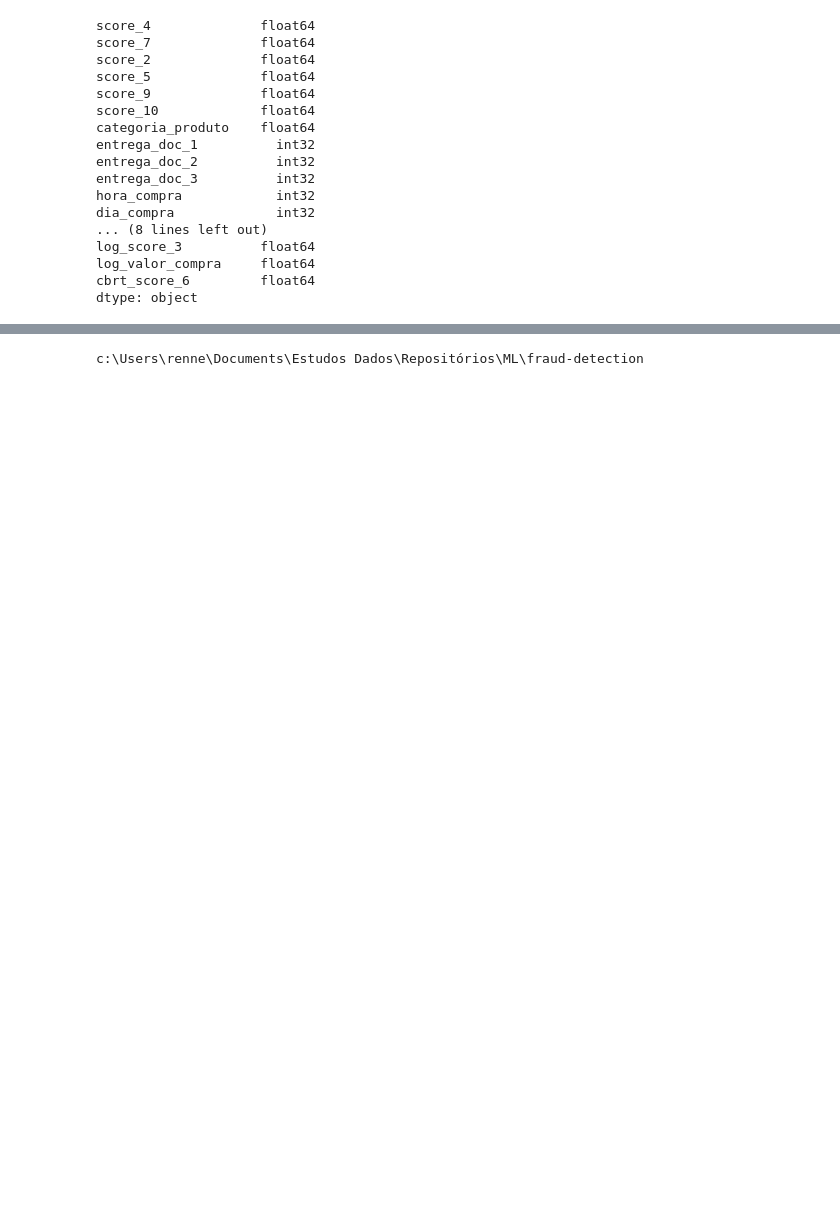
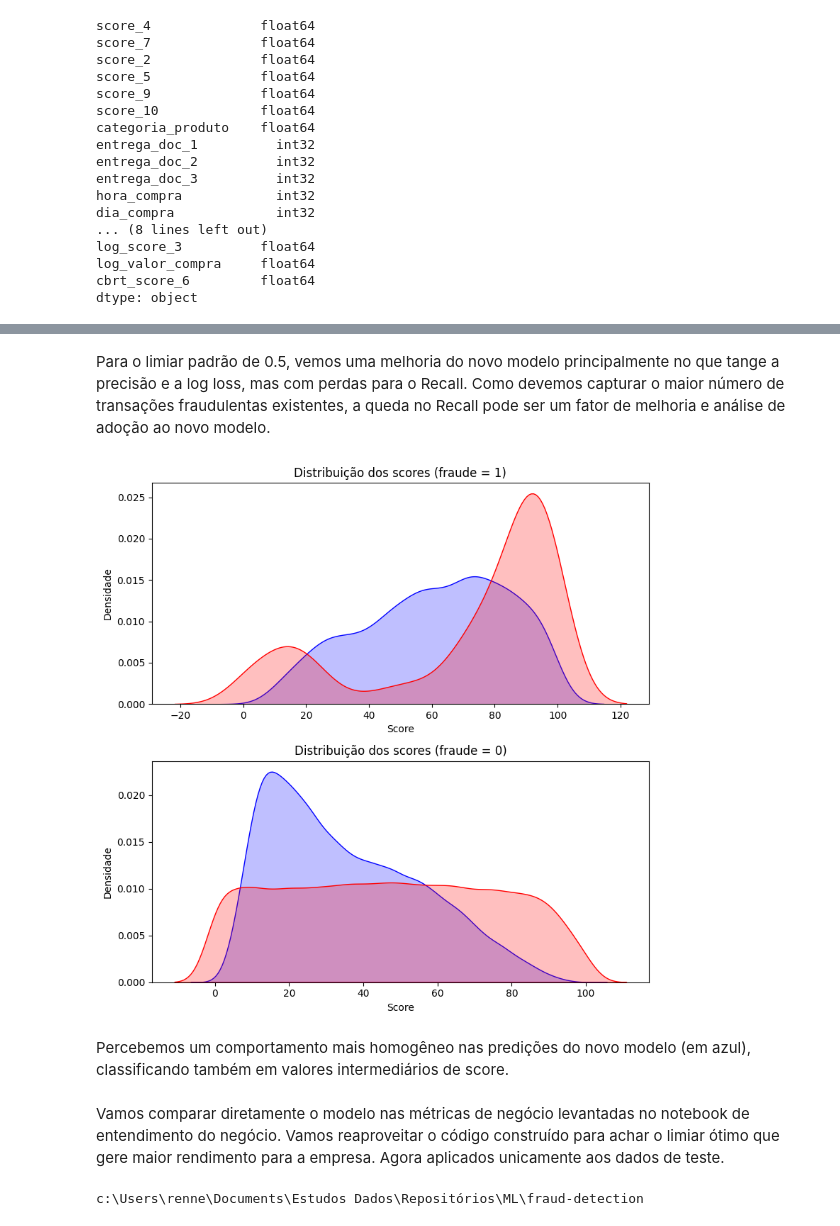
Before and after one commit to renneruan/fraud-detection, a Jupyter notebook: notebooks/3-modeling.ipynb, the cells around one changed output, grey strips where cells are left out. Saved outputs shown, nothing was run; the diff lists cells and outputs as text; code cells hidden in the pictures; blank space fills up the shorter version.

Commit message:
Correção de base metrics, otimização de dockerfile, finalização do notebook de modelo e avaliação

```diff
--- a/notebooks/3-modeling.ipynb
+++ b/notebooks/3-modeling.ipynb
@@ -350,2 +497,0 @@ AUC Score: 0.7940221951675509
-# %%
-y_pred = best_model.predict(X_test_t)
@@ -365,2 +497,0 @@ Fazer a diferença de métricas pro modelo antigo vs novo
-# %%
-y_pred = best_model.predict_proba(X_test_t)[:, 1]
@@ -385,0 +512,6 @@ X_test_new.head()
+# %%
+X_test_evaluate = X_test
+
+# Multiplicamos por 100 pois a probabilidade vem em porcentagem
+X_test_evaluate["score_new_model"] = y_pred * 100
+X_test_evaluate["fraude"] = y_test
@@ -386,3 +555,56 @@ X_test_new.head()
+# %% [markdown]
+Para o limiar padrão de 0.5, vemos uma melhoria do novo modelo principalmente no que tange a precisão e a log loss, mas com perdas para o Recall. Como devemos capturar o maior número de transações fraudulentas existentes, a queda no Recall pode ser um fator de melhoria e análise de adoção ao novo modelo.
+# %%
+fig, ax = plt.subplots(2, 1, figsize=(8, 8))
+
+# Access the axes directly
+sns.kdeplot(
+    data=X_test_evaluate[X_test_evaluate["fraude"] == 1],
+    x="score_new_model",
+    ax=ax[0],
+    color="b",
+    fill=True,
+)
+sns.kdeplot(
+    data=X_test_evaluate[X_test_evaluate["fraude"] == 1],
+    x="score_fraude_modelo",
+    ax=ax[0],
+    color="r",
+    fill=True,
+)
+
+sns.kdeplot(
+    data=X_test_evaluate[X_test_evaluate["fraude"] == 0],
+    x="score_new_model",
+    ax=ax[1],
+    color="b",
+    fill=True,
+)
+sns.kdeplot(
+    data=X_test_evaluate[X_test_evaluate["fraude"] == 0],
+    x="score_fraude_modelo",
+    ax=ax[1],
+    color="r",
+    fill=True,
+)
+
+# Add titles and labels
+ax[0].set_title("Distribuição dos scores (fraude = 1)")
+ax[0].set_xlabel("Score")
+ax[0].set_ylabel("Densidade")
+
+ax[1].set_title("Distribuição dos scores (fraude = 0)")
+ax[1].set_xlabel("Score")
+ax[1].set_ylabel("Densidade")
+
+plt.tight_layout()
+plt.show()
+# %% [output]
+[figure, added]
+# %% [markdown]
+Percebemos um comportamento mais homogêneo nas predições do novo modelo (em azul), classificando também em valores intermediários de score.
+# %% [markdown]
+Vamos comparar diretamente o modelo nas métricas de negócio levantadas no notebook de entendimento do negócio. Vamos reaproveitar o código construído para achar o limiar ótimo que gere maior rendimento para a empresa. Agora aplicados unicamente aos dados de teste.
 # %%
 %pwd
 %cd ..
```
Also changed, not shown: parts of 47 cells of this notebook, 6 other files.
